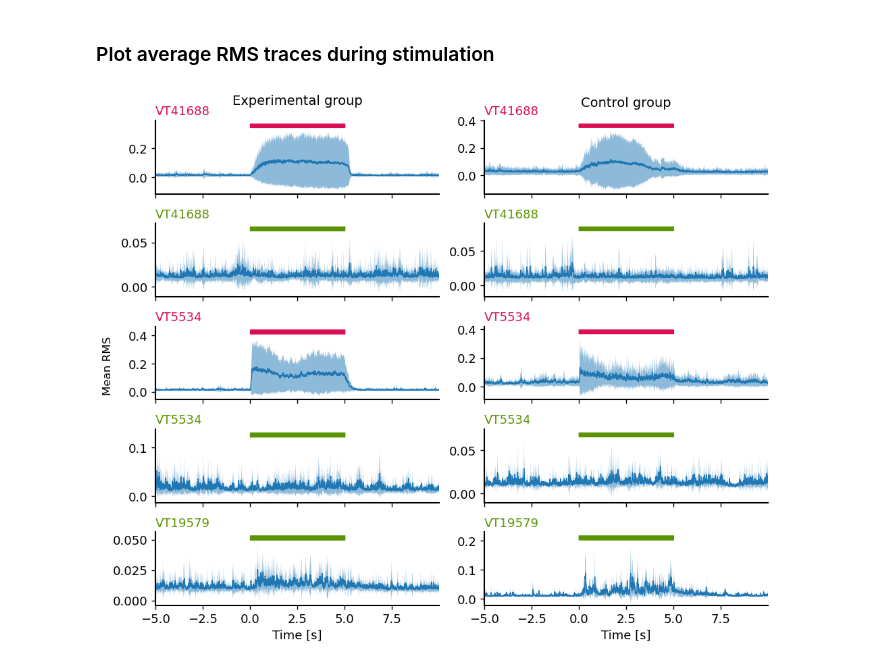
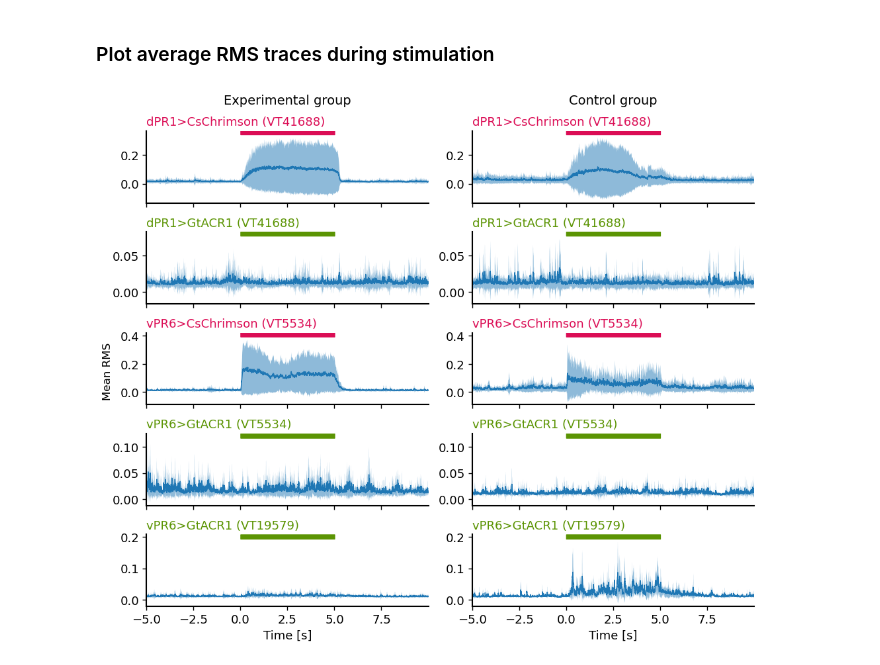
Before and after one commit to BLSchultze/droso_project, a Jupyter notebook: rms_analysis.ipynb, the cells around one changed output. Cells and saved outputs as stored; diff of their text form; code cells hidden in the pictures.

Commit message:
small adjustment of the results plotting

```diff
--- a/rms_analysis.ipynb
+++ b/rms_analysis.ipynb
@@ -137,6 +137,13 @@ rstim_cal_dict = { v:round(rs,1) for v,rs in zip(cal_volt,stim_red) }
 gstim_cal_dict = { v:round(gs,1) for v,gs in zip(cal_volt,stim_green) }
 # %% [markdown]
 ### Plot average power difference before and during stimulation
+# %%
+# Create title for the subplots
+plotting_titles = {'VT41688_act_ret':'dPR1>CsChrimson (VT41688)', 'VT41688_act_con':'dPR1>CsChrimson (VT41688)',
+                   'VT41688_ina_ret':'dPR1>GtACR1 (VT41688)','VT41688_ina_con':'dPR1>GtACR1 (VT41688)',
+                   'VT5534_act_ret':'vPR6>CsChrimson (VT5534)', 'VT5534_act_con':'vPR6>CsChrimson (VT5534)',
+                   'VT5534_ina_ret':'vPR6>GtACR1 (VT5534)', 'VT5534_ina_con':'vPR6>GtACR1 (VT5534)',
+                   'VT19579_ina_ret':'vPR6>GtACR1 (VT19579)','VT19579_ina_con':'vPR6>GtACR1 (VT19579)'}
 # %%
 # Set up a new figure
 fig, ax = plt.subplots(5, 2, figsize=(10,12))
@@ -312,36 +336,45 @@ for i, cond in enumerate(conditions):
     elif len(re.findall('ina', cond)) > 0:
         stim_col = iact_col
 
     # Calculate mean and standard deviation for over all traces of one condition
     curr_mean = np.mean(stim_sel_data,axis=0)
     curr_sd = np.std(stim_sel_data,axis=0)
 
     # Set the y limits of the data to plot a bar above
     ylimits = [0, 1.1 * np.max(curr_mean+curr_sd)]
 
     # Plot the mean RMS trace +- one standard deviation
     ax[i].fill_between(time_vec, curr_mean-curr_sd, curr_mean+curr_sd, alpha=0.5)
     ax[i].plot(time_vec, curr_mean)
-    # Add a bar which indicates the time of stimulation and the kind of stimulation
-    ax[i].fill_between(stim_time, ylimits[1], ylimits[1]+0.07*ylimits[1], color=stim_col)
+
+    # Adjust y limits
+    if i % 2 == 1:
+        # Set equal y limits per row
+        ylims = [ax[i-1].get_ylim(), ax[i].get_ylim()]
+        ylims = [np.min(ylims),np.max(ylims)]
+        ax[i].set_ylim([ylims[0],ylims[1]+0.07*ylims[1]])
+        ax[i-1].set_ylim([ylims[0],ylims[1]+0.07*ylims[1]])
+        # Add a bar which indicates the time of stimulation and the kind of stimulation
+        ax[i].fill_between(stim_time, ylims[1], ylims[1]+0.07*ylims[1], color=stim_col)
+        ax[i-1].fill_between(stim_time, ylims[1], ylims[1]+0.07*ylims[1], color=stim_col)
 
     # Set an appropriate title
-    ax[i].set_title(re.findall('VT[0-9]+',cond)[0], loc='left', color=stim_col)
+    ax[i].set_title(plotting_titles[cond], loc='left', color=stim_col)
     # Adjust to tight layout
     ax[i].autoscale(axis='x', tight=True)
     plt.tight_layout()
 
 # Common y axis title for all subplots
 fig.supylabel("Mean RMS", x=0)
 # x axis labels for lower subplots
 ax[-1].set_xlabel("Time [s]")
 ax[-2].set_xlabel("Time [s]")
 # Common title for experimental and control column
 xcenter = np.mean(ax[-1].get_xlim())
-ax[0].text(xcenter,0.5, "Experimental group", size=14, horizontalalignment='center')
-ax[1].text(xcenter,0.5, "Control group", size=14, horizontalalignment='center')
+ax[0].text(xcenter,0.55, "Experimental group", size=14, horizontalalignment='center')
+ax[1].text(xcenter,0.55, "Control group", size=14, horizontalalignment='center')
 
 # Save figure
 # fig.savefig('./Report/figures/mean_rms_traces.pdf', bbox_inches='tight')
 # %% [output]
-[figure, old version]
+[figure, new version]
```
Also changed, not shown: parts of 1 cell of this notebook, 1 other file.
